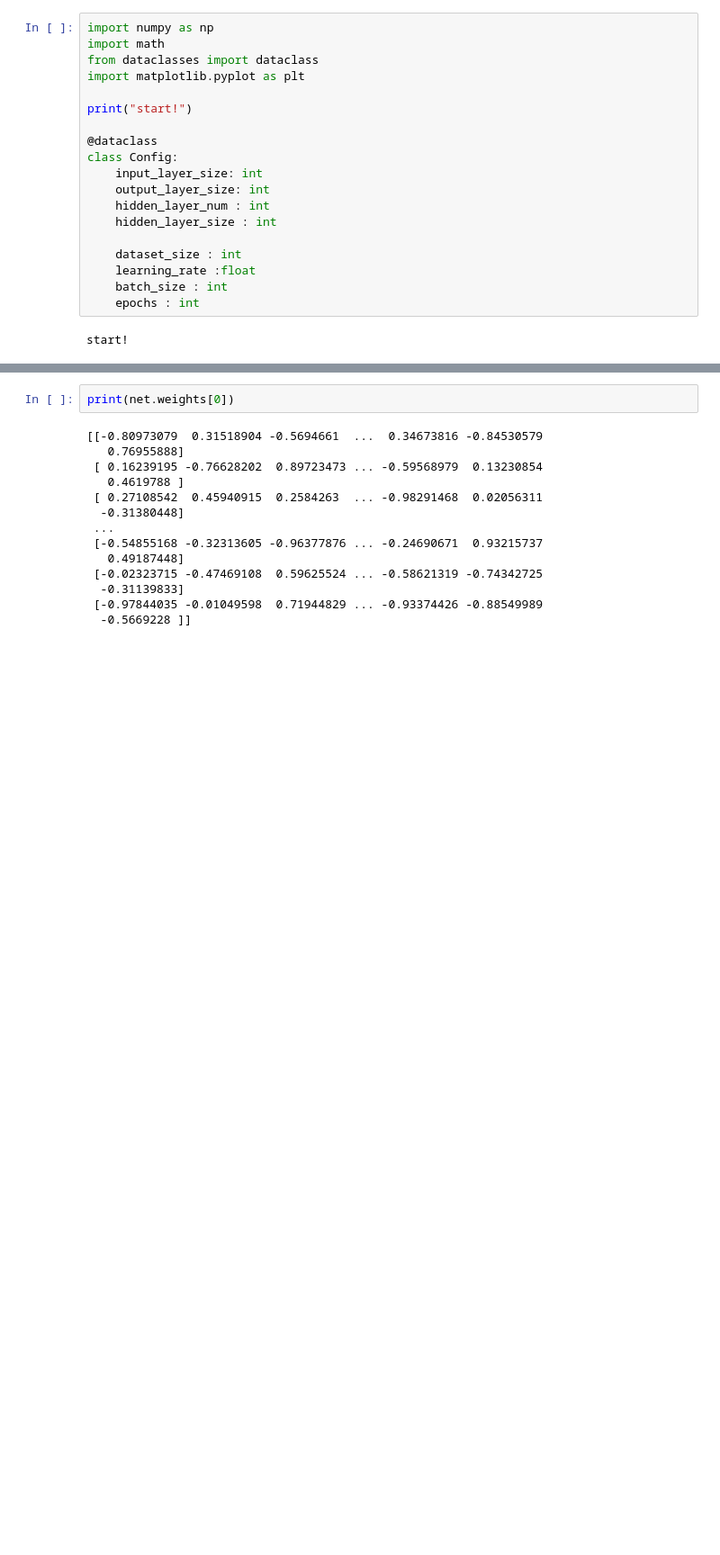
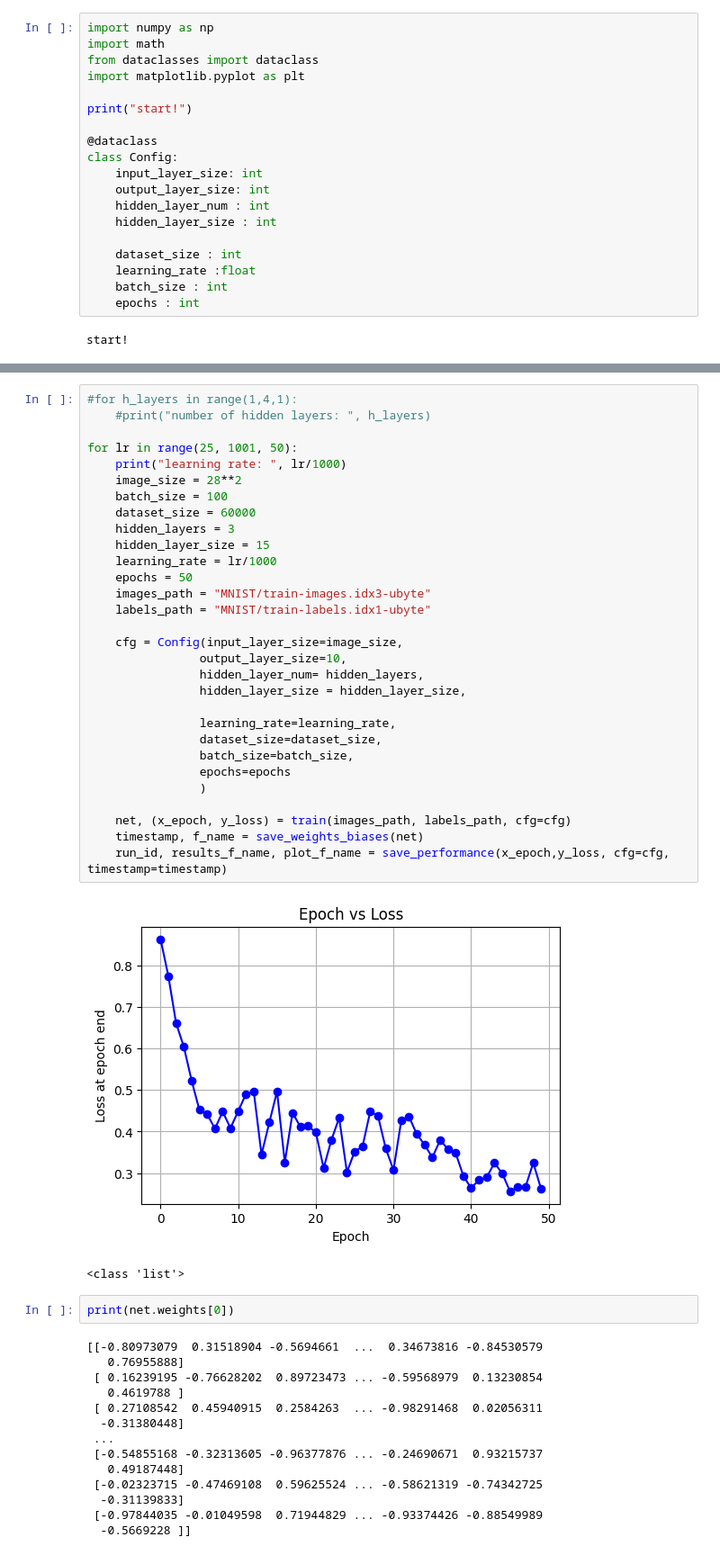
Before and after one commit to Jonathan-Lussier/MNIST_digit_classifier, a Jupyter notebook: basic_nn.ipynb, the cells around one changed output, grey strips where cells are left out. Shown: that part at 90% size. Saved outputs shown, nothing was run; the diff lists cells and outputs as text; blank space fills up the shorter version.

```diff
--- a/basic_nn.ipynb
+++ b/basic_nn.ipynb
@@ -270,3 +303,36 @@ net = train(images_path, labels_path, cfg=cfg)
+# %%
+#for h_layers in range(1,4,1):
+    #print("number of hidden layers: ", h_layers)
+
+for lr in range(25, 1001, 50):
+    print("learning rate: ", lr/1000)
+    image_size = 28**2
+    batch_size = 100
+    dataset_size = 60000
+    hidden_layers = 3
+    hidden_layer_size = 15
+    learning_rate = lr/1000
+    epochs = 50
+    images_path = "MNIST/train-images.idx3-ubyte"
+    labels_path = "MNIST/train-labels.idx1-ubyte"
+
+    cfg = Config(input_layer_size=image_size,
+                output_layer_size=10,
+                hidden_layer_num= hidden_layers,
+                hidden_layer_size = hidden_layer_size,
+
+                learning_rate=learning_rate,
+                dataset_size=dataset_size,
+                batch_size=batch_size,
+                epochs=epochs
+                )
+
+    net, (x_epoch, y_loss) = train(images_path, labels_path, cfg=cfg)
+    timestamp, f_name = save_weights_biases(net)
+    run_id, results_f_name, plot_f_name = save_performance(x_epoch,y_loss, cfg=cfg, timestamp=timestamp)
+# %% [output]
+[figure, added]
+<class 'list'>
 # %%
 print(net.weights[0])
 # %% [output]
```
Also changed, not shown: parts of 4 cells of this notebook, 30 other files.
